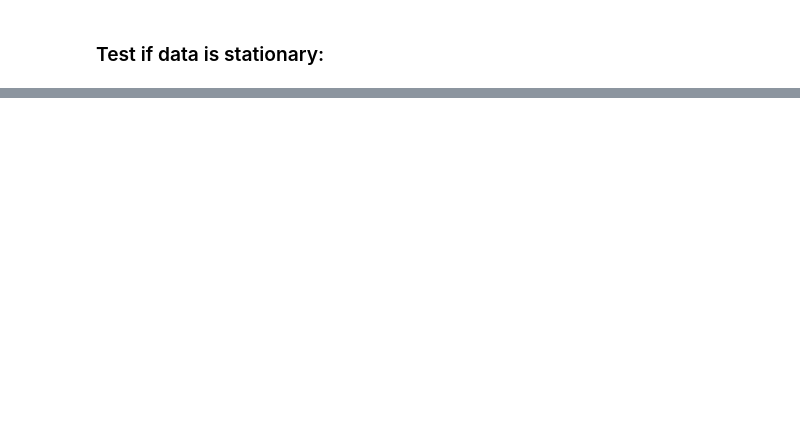
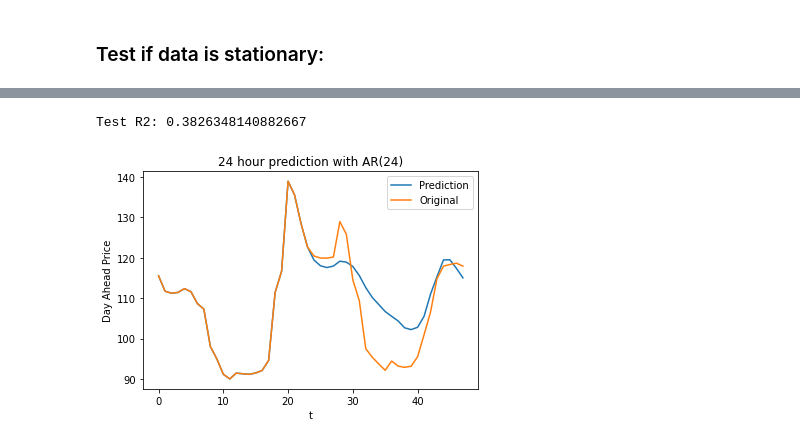
Before and after one commit to AndreasBordvik/FYS-STK4155-Prj3_report, a Jupyter notebook: code/trend_analysis_2.ipynb, the cells around one changed output, grey strips where cells are left out. Saved outputs shown, nothing was run; the diff lists cells and outputs as text; code cells hidden in the pictures; blank space fills up the shorter version.

```diff
--- a/code/trend_analysis_2.ipynb
+++ b/code/trend_analysis_2.ipynb
@@ -12,5 +12,5 @@ df = pd.read_csv(f"../data/input_data/MAIN_DATASET.csv", index_col=[0])
 df['year'] = pd.DatetimeIndex(df['date_time']).year
 df['month'] = pd.DatetimeIndex(df['date_time']).month
 df = df[df['year'] == 2021]
-df = df[df['month'] == 6]
-df.head()
+df = df[df['month'] >= 6]
+print(len(df)/24)
@@ -64,12 +84,13 @@ plt.show()
 from sklearn.metrics import r2_score
 
 
-n_steps = 10
+n_steps = 24
 
 train = list(differenced_NO5.dropna())[:-n_steps]
 test = list(day_ahead_prices["NO5_price"])[-n_steps:]
 
-coefficients, sigma = yule_walker(train, order = 13)
+order = 24
+coefficients, sigma = yule_walker(train, order = order)
 
 # Make a list of differenced values
 val_list = list(train)
@@ -82,35 +103,39 @@ for i in range(n_steps):
 
     # Compute the new value as the sum of lagged values multiplied by their corresponding coefficient
     new_val = 0
     for j in range(len(coefficients)):
 
         new_val += coefficients[j] * val_list[j]
 
     # Insert the new value at the beginning of the list
     val_list.insert(0, new_val)
 
 # Redo the reverso to have the order of time
 val_list.reverse()
 
 # Add the original first value back into the list and do a cumulative sum to undo the differencing
 val_list = [day_ahead_prices["NO5_price"].values[0]] + val_list
 new_val_list = pd.Series(val_list).cumsum()
 
 # Plot the newly obtained list
 validation = pd.DataFrame({
-    'pred': new_val_list,
-    'original': day_ahead_prices["NO5_price"].reset_index(drop=True),
+    'Prediction': new_val_list,
+    'Original': day_ahead_prices["NO5_price"].reset_index(drop=True),
     'date': day_ahead_prices["dato_id"].reset_index(drop=True)
      })
 
-# print('Test R2:', r2_score(validation.iloc[-10:, 0], validation.iloc[-10:, 1]))
+print('Test R2:', r2_score(validation.iloc[-10:, 0], validation.iloc[-10:, 1]))
 
 # Plot the newly obtained list
 plot_window = n_steps+24
 
-plt.plot(np.arange(plot_window),validation["original"].tail(plot_window))
-plt.plot(np.arange(plot_window),validation["pred"].tail(plot_window))
+plt.plot(np.arange(plot_window),validation["Prediction"].tail(plot_window))
+plt.plot(np.arange(plot_window),validation["Original"].tail(plot_window))
 plt.legend(validation.columns)
+plt.title(f"{n_steps} hour prediction with AR({order})")
 plt.ylabel('Day Ahead Price')
 plt.xlabel('t')
 plt.show()
+# %% [output]
+Test R2: 0.3826348140882667
+[figure, added]
```
Also changed, not shown: parts of 6 cells of this notebook, 2 other files.
